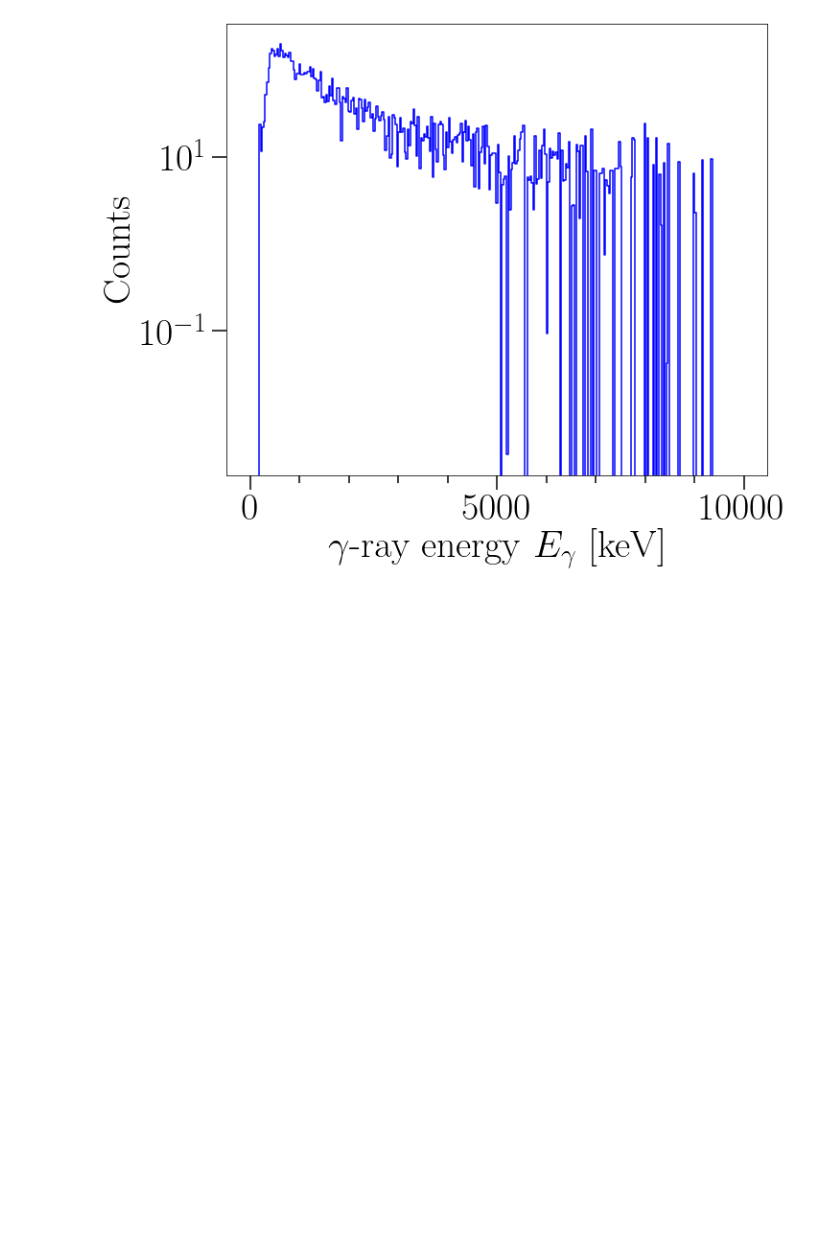
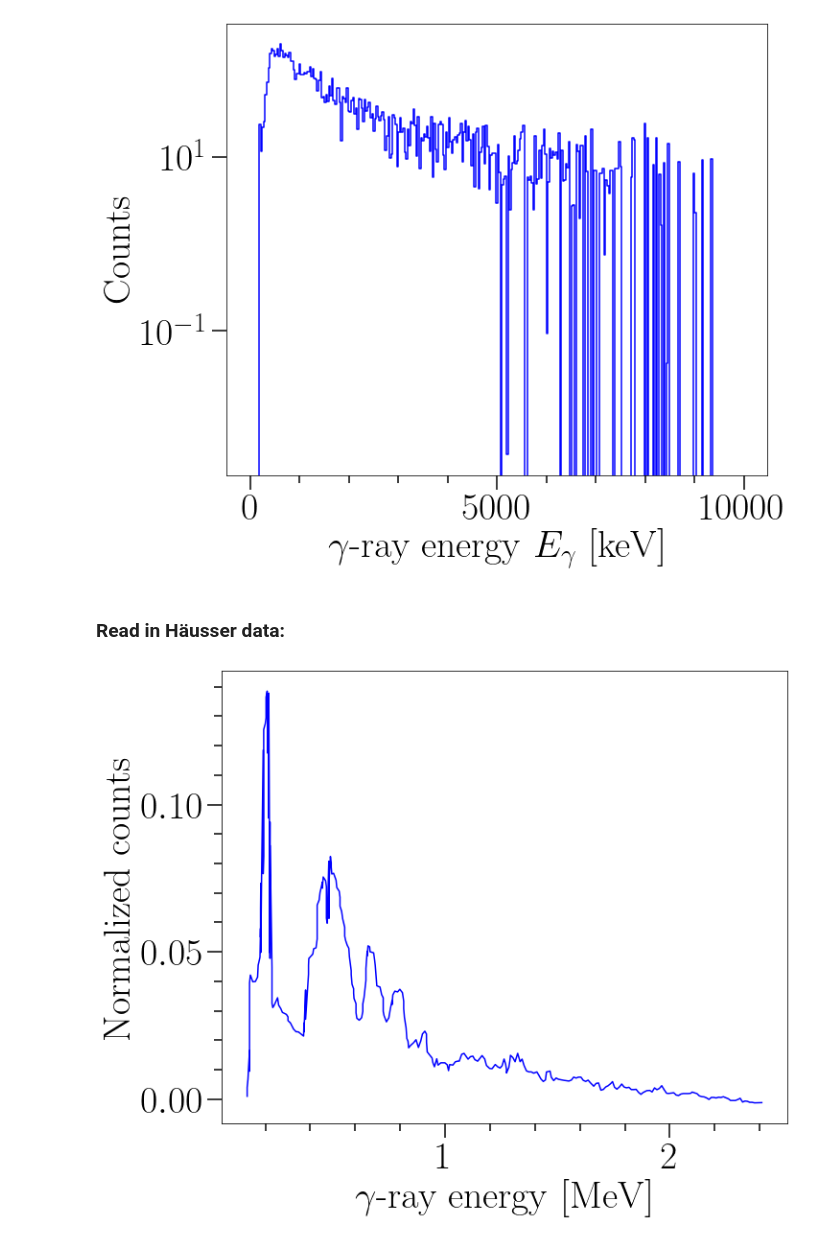
Before and after one commit to jvevik/Unfolding_and_PFG_extraction, a Jupyter notebook: Unfolding.ipynb, the cells around one changed output. Saved outputs shown, nothing was run; the diff lists cells and outputs as text; code cells hidden in the pictures; blank space fills up the shorter version.

```diff
--- a/Unfolding.ipynb
+++ b/Unfolding.ipynb
@@ -449,3 +440,20 @@ plotting(arg1 = unfolded.Ex, arg2 = E_g_i, Type = 'Non-Ompy', ylabel=r'$E_{g}$ [
 plotting(unfolded, projection='x',scale='log')
 # %% [output]
 [figure]
+# %% [markdown]
+### Read in Häusser data:
+# %%
+filename = '/Users/Julian/Desktop/Master/Unfolding/hausser_data.dat'
+
+infile = open(filename, 'r')
+split = infile.read().split()
+data = [float(string.replace(',','.')) for string in split]
+
+data_x = data[::2]
+data_y = preprocessing.normalize([data[1::2]])
+
+#print(data_y[0,0:333])
+
+plotting(arg1=data_x, arg2=data_y[0], Type='Non-Ompy', ylabel='Normalized counts', xlabel=r'$\gamma$-ray energy [MeV]')
+# %% [output]
+[figure, added]
```
Also changed, not shown: parts of 13 cells of this notebook.
